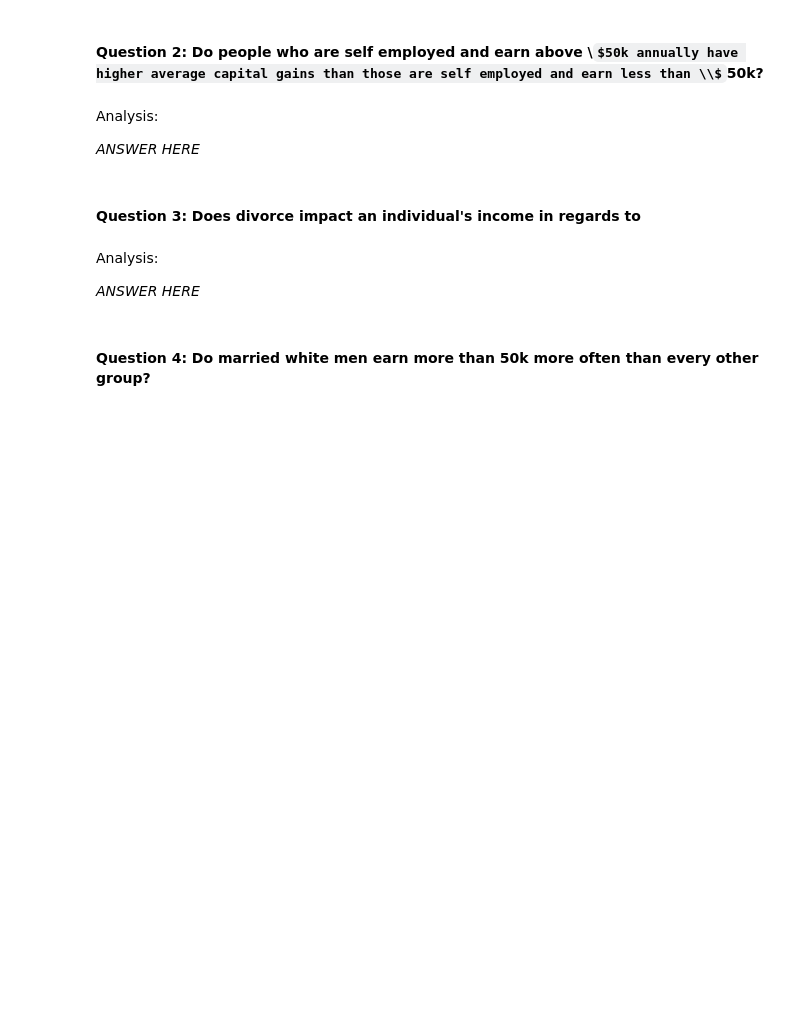
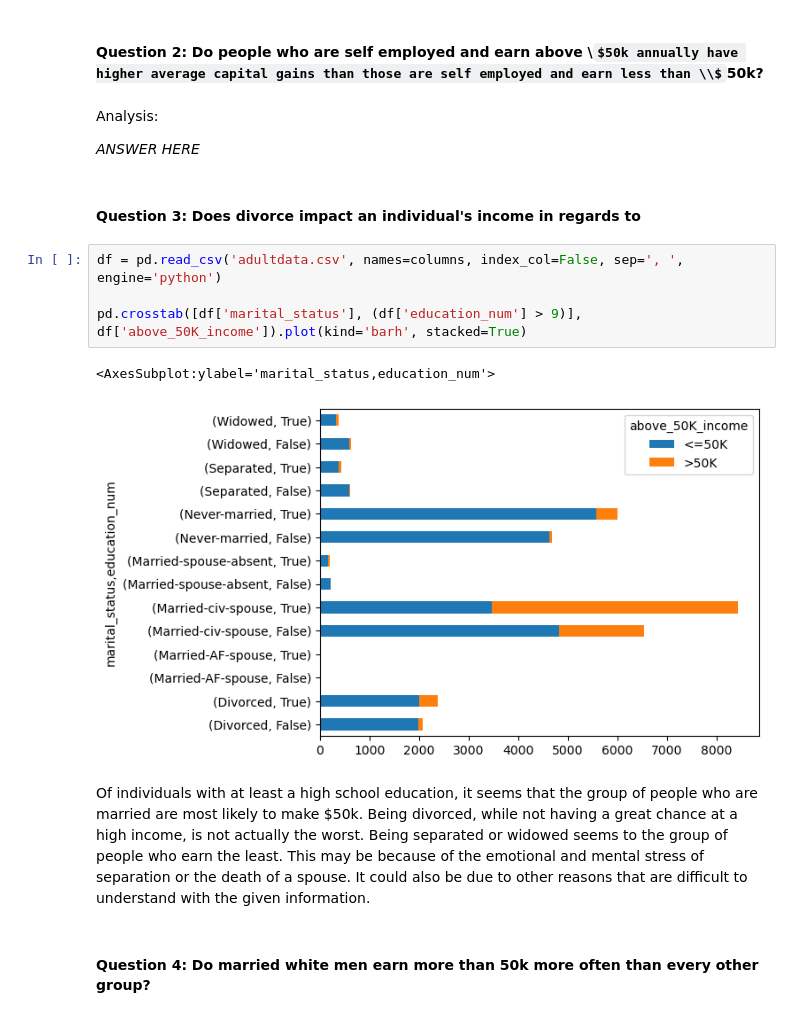
Before and after one commit to mariaherediaa/CS5324-Labs, a Jupyter notebook: Lab1/Lab 1.ipynb, the cells around one changed output. Drawn from its saved outputs; the diff is of its cells as text; some formulas as TeX source; blank space fills up the shorter version.

```diff
--- a/Lab1/Lab 1.ipynb
+++ b/Lab1/Lab 1.ipynb
@@ -377,9 +362,14 @@ Analysis:
 *ANSWER HERE*
 # %% [markdown]
 #### Question 3: Does divorce impact an individual's income in regards to
+# %%
+df = pd.read_csv('adultdata.csv', names=columns, index_col=False, sep=', ', engine='python')
+
+pd.crosstab([df['marital_status'], (df['education_num'] > 9)], df['above_50K_income']).plot(kind='barh', stacked=True)
+# %% [output]
+<AxesSubplot:ylabel='marital_status,education_num'>
+[figure, added]
 # %% [markdown]
-Analysis:
-
-*ANSWER HERE*
+Of individuals with at least a high school education, it seems that the group of people who are married are most likely to make $50k. Being divorced, while not having a great chance at a high income, is not actually the worst. Being separated or widowed seems to the group of people who earn the least. This may be because of the emotional and mental stress of separation or the death of a spouse. It could also be due to other reasons that are difficult to understand with the given information.
 # %% [markdown]
 #### Question 4: Do married white men earn more than 50k more often than every other group?
```
Also changed, not shown: parts of 30 cells of this notebook, 1 other file.
